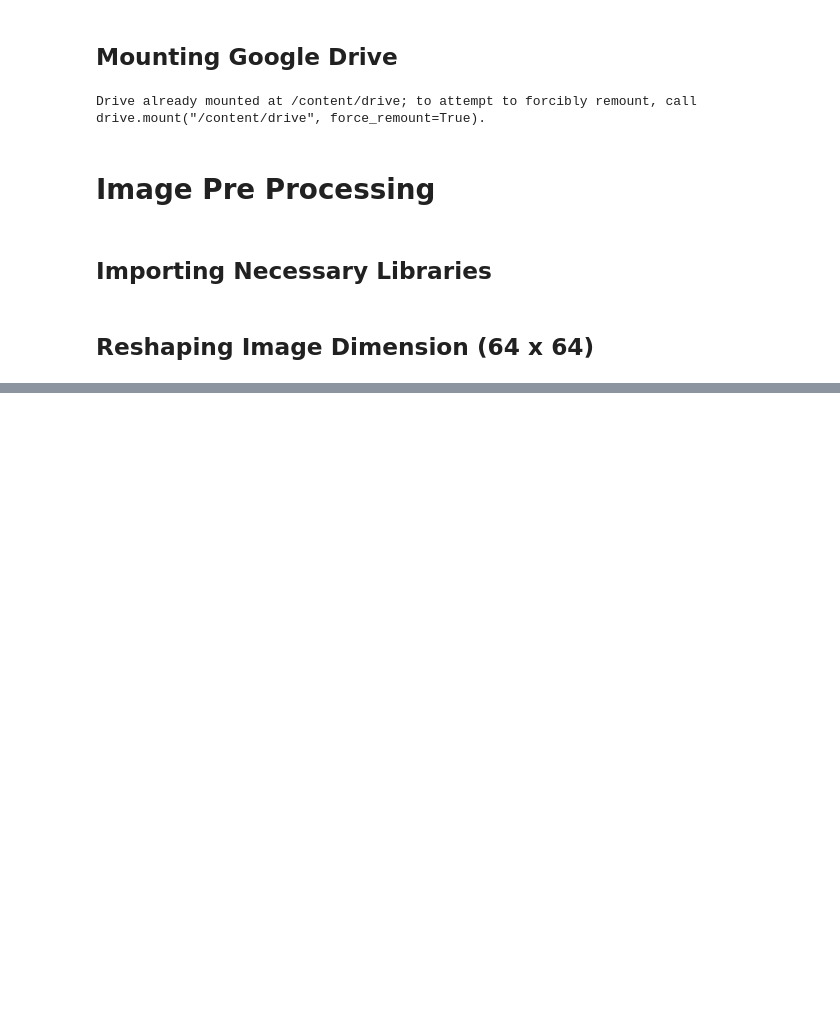
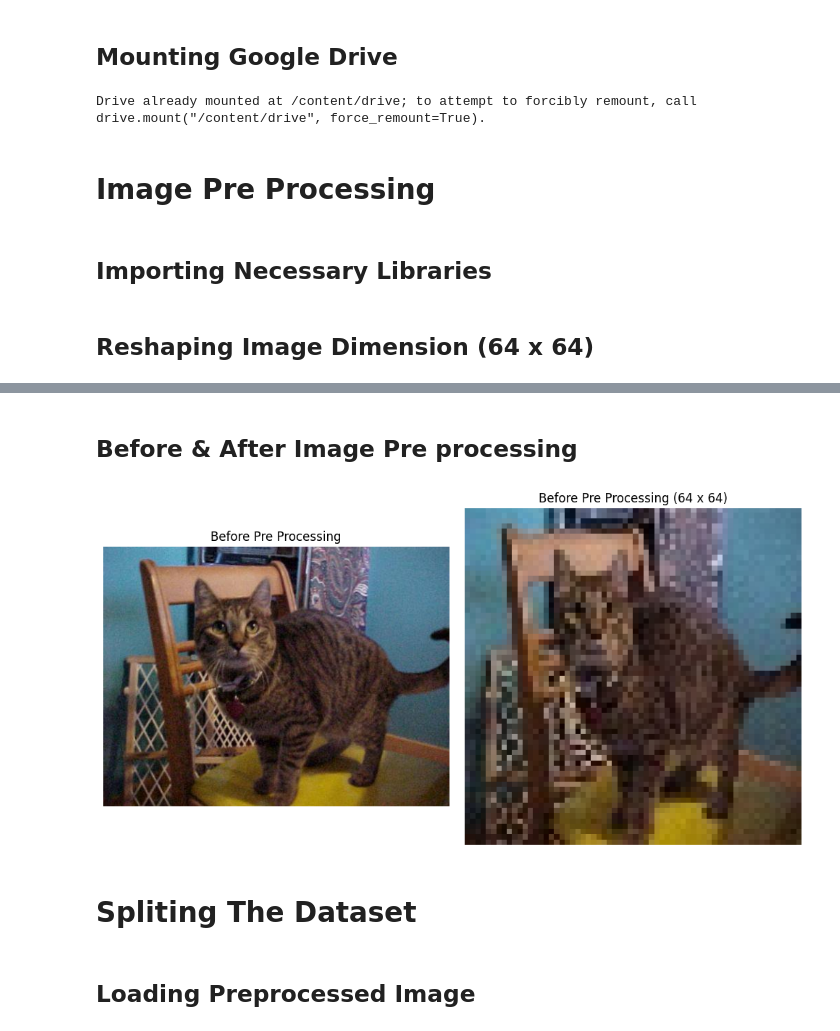
Before and after one commit to ashiqursaron/CVPR, a Jupyter notebook: Mid/Knn.ipynb, the cells around one changed output, grey strips where cells are left out. Saved outputs shown, nothing was run; the diff lists cells and outputs as text; code cells hidden in the pictures; blank space fills up the shorter version.

```diff
--- a/Mid/Knn.ipynb
+++ b/Mid/Knn.ipynb
@@ -134,0 +51,29 @@ plt.show()
+# %% [markdown]
+## Before & After Image Pre processing
+# %%
+import matplotlib.pyplot as plt
+
+img1_path = '/content/drive/MyDrive/animals/cats/cats_00001.jpg'
+img2_path = '/content/drive/MyDrive/pre_processed_animals/cats/cats_00001.jpg'
+
+img1 = cv2.imread(img1_path)
+img2 = cv2.imread(img2_path)
+
+img1 = cv2.cvtColor(img1, cv2.COLOR_BGR2RGB)
+img2 = cv2.cvtColor(img2, cv2.COLOR_BGR2RGB)
+
+plt.figure(figsize=(10, 5))
+plt.subplot(1, 2, 1)
+plt.imshow(img1)
+plt.title("Before Pre Processing")
+plt.axis('off')
+plt.subplot(1, 2, 2)
+plt.imshow(img2)
+plt.title("Before Pre Processing (64 x 64)")
+plt.axis('off')
+plt.tight_layout()
+plt.show()
+# %% [output]
+[figure, added]
+# %% [markdown]
+# Spliting The Dataset
@@ -134,0 +86,2 @@ plt.show()
+# %% [markdown]
+## Loading Preprocessed Image
```
Also changed, not shown: parts of 17 cells of this notebook.
